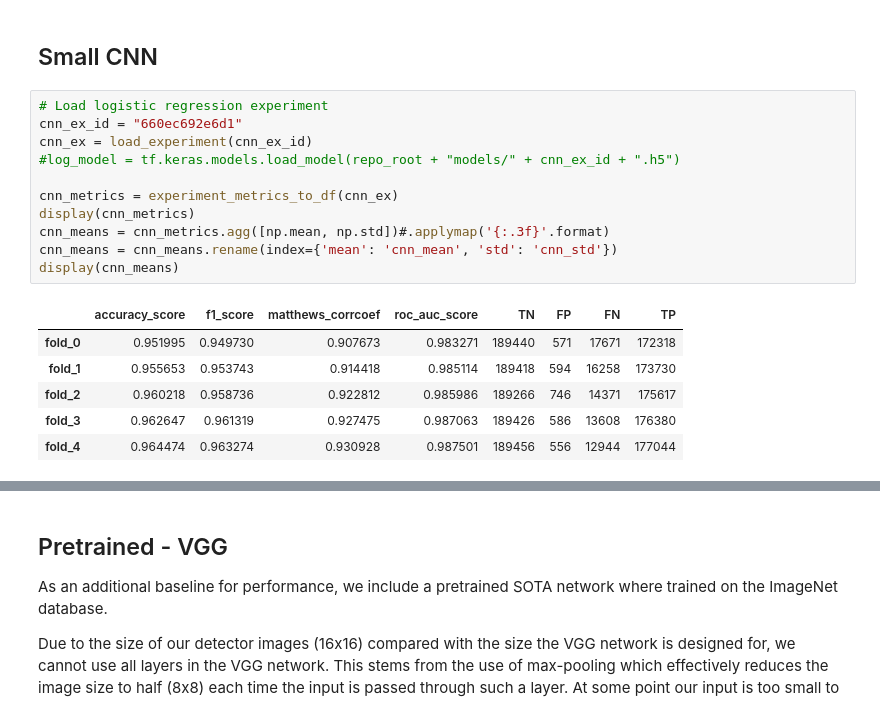
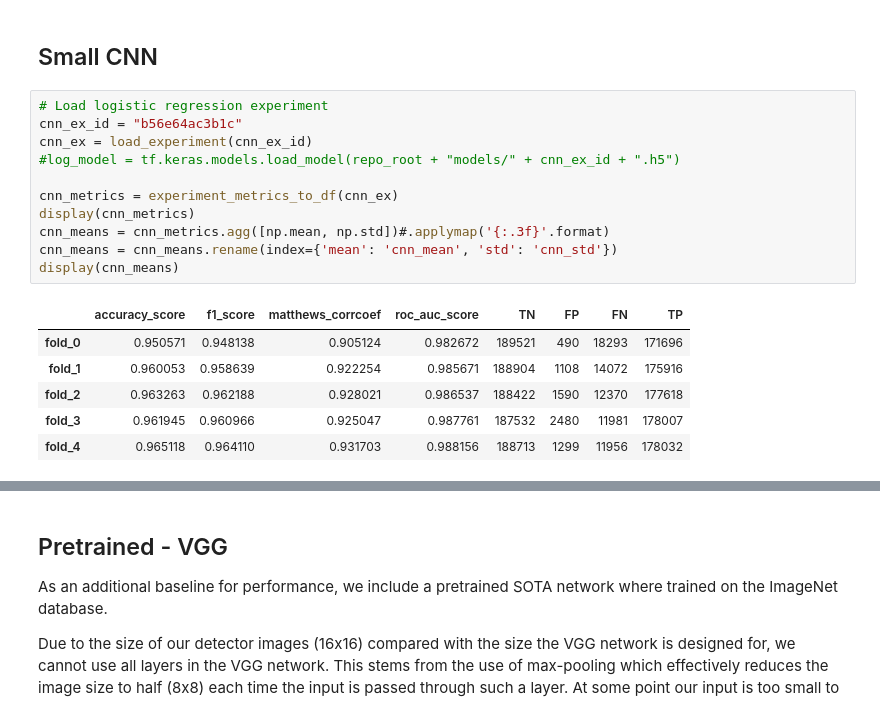
Before and after one commit to geirtul/master_analysis, a Jupyter notebook: notebooks/results/classification_simulated.ipynb, the cells around one changed output, grey strips where cells are left out. Drawn from its saved outputs; the diff is of its cells as text.

```diff
--- a/notebooks/results/classification_simulated.ipynb
+++ b/notebooks/results/classification_simulated.ipynb
@@ -87,20 +87,20 @@ display(dense_means)
 ## Small CNN
 # %%
 # Load logistic regression experiment
-cnn_ex_id = "660ec692e6d1"
+cnn_ex_id = "b56e64ac3b1c"
 cnn_ex = load_experiment(cnn_ex_id)
 #log_model = tf.keras.models.load_model(repo_root + "models/" + cnn_ex_id + ".h5")
 
 cnn_metrics = experiment_metrics_to_df(cnn_ex)
 display(cnn_metrics)
 cnn_means = cnn_metrics.agg([np.mean, np.std])#.applymap('{:.3f}'.format)
 cnn_means = cnn_means.rename(index={'mean': 'cnn_mean', 'std': 'cnn_std'})
 display(cnn_means)
 # %% [output]
 |  | accuracy_score | f1_score | matthews_corrcoef | roc_auc_score | TN | FP | FN | TP |
-| fold_0 | 0.951995 | 0.949730 | 0.907673 | 0.983271 | 189440 | 571 | 17671 | 172318 |
-| fold_1 | 0.955653 | 0.953743 | 0.914418 | 0.985114 | 189418 | 594 | 16258 | 173730 |
-| fold_2 | 0.960218 | 0.958736 | 0.922812 | 0.985986 | 189266 | 746 | 14371 | 175617 |
-| fold_3 | 0.962647 | 0.961319 | 0.927475 | 0.987063 | 189426 | 586 | 13608 | 176380 |
-| fold_4 | 0.964474 | 0.963274 | 0.930928 | 0.987501 | 189456 | 556 | 12944 | 177044 |
+| fold_0 | 0.950571 | 0.948138 | 0.905124 | 0.982672 | 189521 | 490 | 18293 | 171696 |
+| fold_1 | 0.960053 | 0.958639 | 0.922254 | 0.985671 | 188904 | 1108 | 14072 | 175916 |
+| fold_2 | 0.963263 | 0.962188 | 0.928021 | 0.986537 | 188422 | 1590 | 12370 | 177618 |
+| fold_3 | 0.961945 | 0.960966 | 0.925047 | 0.987761 | 187532 | 2480 | 11981 | 178007 |
+| fold_4 | 0.965118 | 0.964110 | 0.931703 | 0.988156 | 188713 | 1299 | 11956 | 178032 |
 |  | accuracy_score | f1_score | matthews_corrcoef | roc_auc_score | TN | FP | FN | TP |
```
Also changed, not shown: parts of 10 cells of this notebook, 3 other files.
